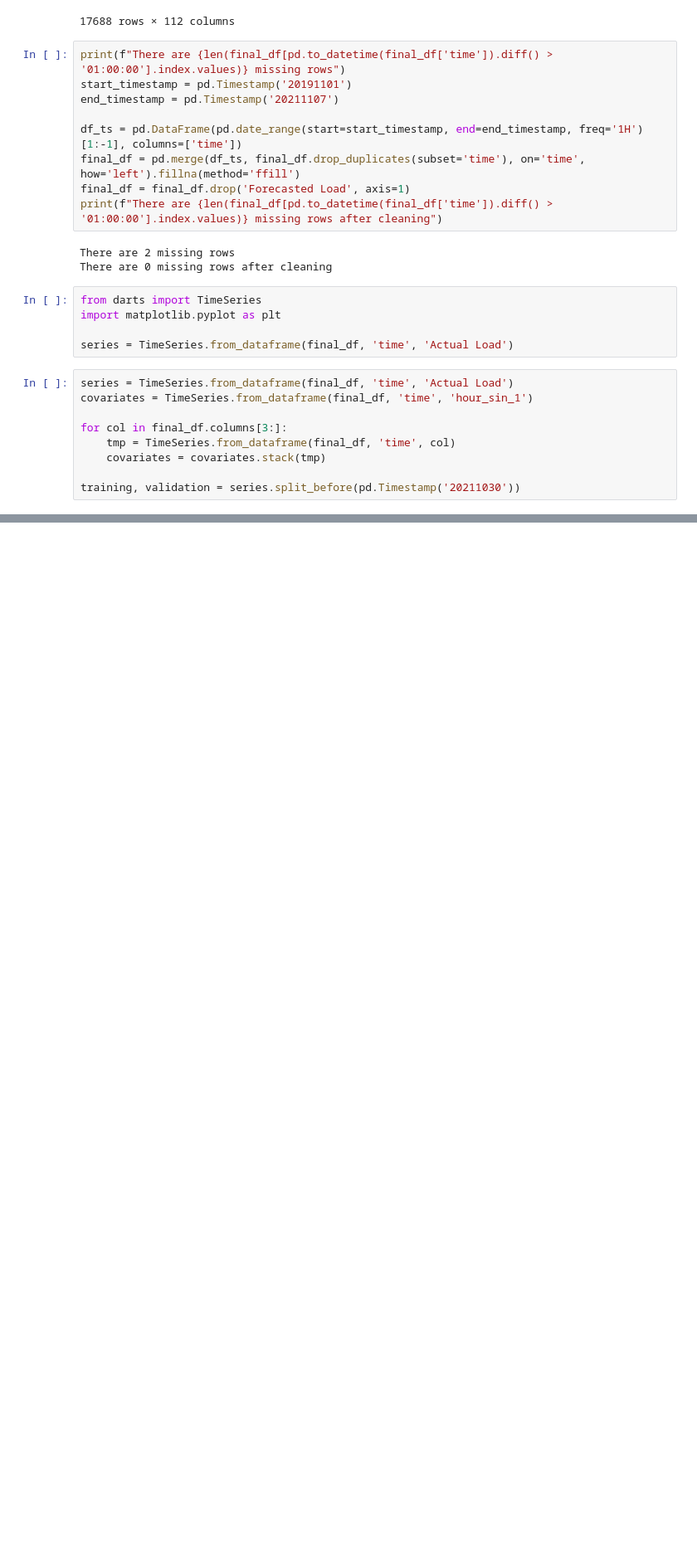
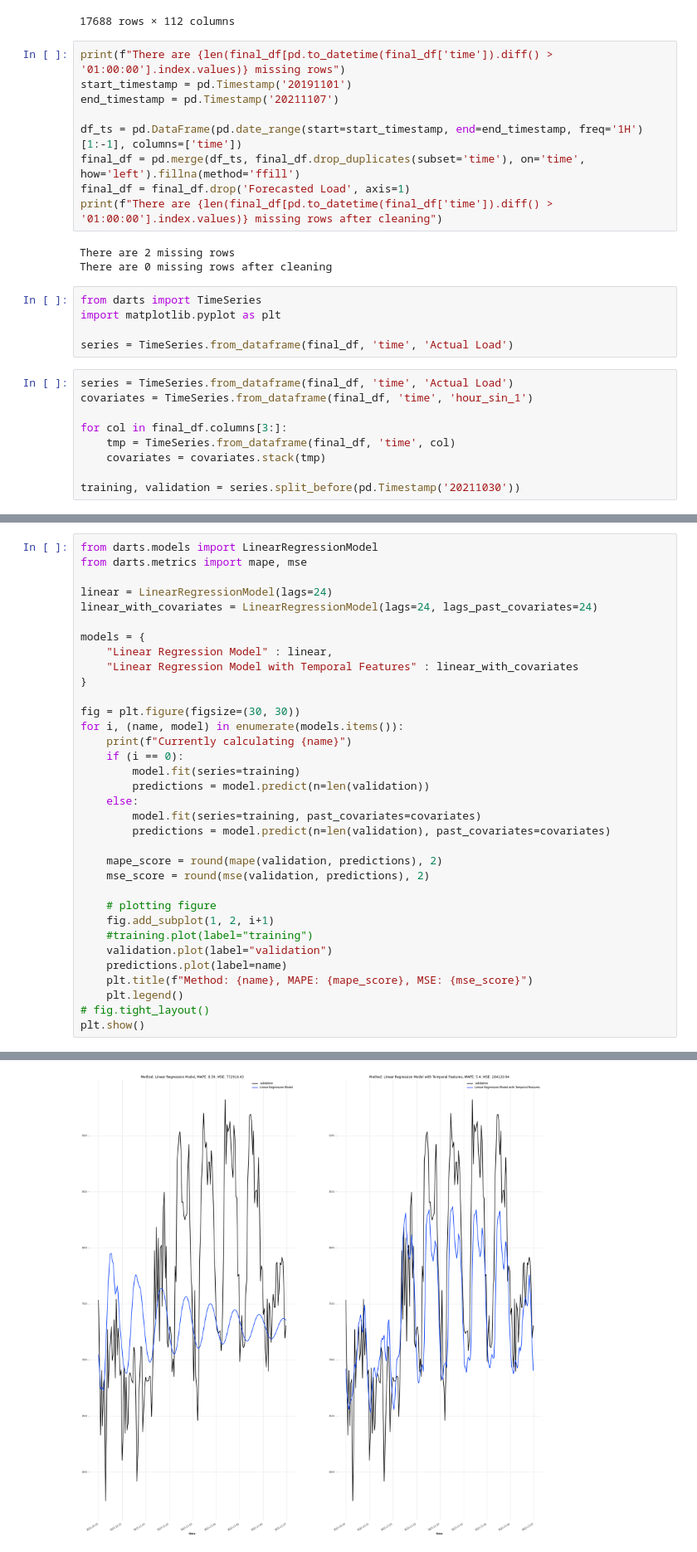
Before and after one commit to lemonhead94/energy-systems-iot, a Jupyter notebook: LoadForcasting.ipynb, the cells around one changed output, grey strips where cells are left out. Shown at 83% size. Saved outputs shown, nothing was run; the diff lists cells and outputs as text; blank space fills up the shorter version.

Commit message:
temporal features

```diff
--- a/LoadForcasting.ipynb
+++ b/LoadForcasting.ipynb
@@ -395,0 +403,35 @@ Currently calculating RandomForest
+# %%
+from darts.models import LinearRegressionModel
+from darts.metrics import mape, mse
+
+linear = LinearRegressionModel(lags=24)
+linear_with_covariates = LinearRegressionModel(lags=24, lags_past_covariates=24)
+
+models = {
+    "Linear Regression Model" : linear,
+    "Linear Regression Model with Temporal Features" : linear_with_covariates
+}
+
+fig = plt.figure(figsize=(30, 30))
+for i, (name, model) in enumerate(models.items()):
+    print(f"Currently calculating {name}")
+    if (i == 0):
+        model.fit(series=training)
+        predictions = model.predict(n=len(validation))
+    else:
+        model.fit(series=training, past_covariates=covariates)
+        predictions = model.predict(n=len(validation), past_covariates=covariates)
+
+    mape_score = round(mape(validation, predictions), 2)
+    mse_score = round(mse(validation, predictions), 2)
+
+    # plotting figure
+    fig.add_subplot(1, 2, i+1)
+    #training.plot(label="training")
+    validation.plot(label="validation")
+    predictions.plot(label=name)
+    plt.title(f"Method: {name}, MAPE: {mape_score}, MSE: {mse_score}")
+    plt.legend()
+# fig.tight_layout()
+plt.show()
+# %% [output]
@@ -395,0 +440 @@ Currently calculating RandomForest
+[figure, added]
```
Also changed, not shown: parts of 4 cells of this notebook.
